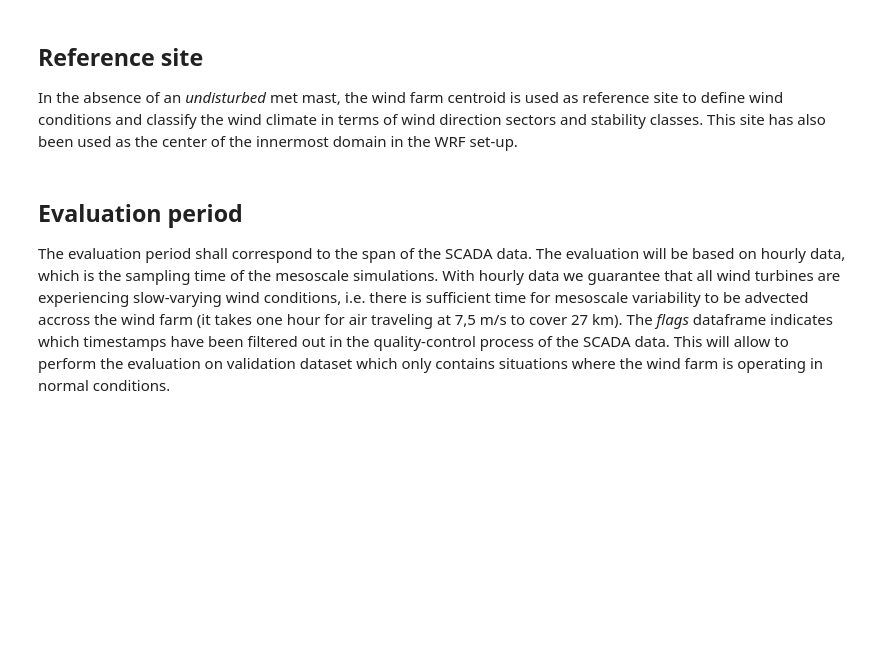
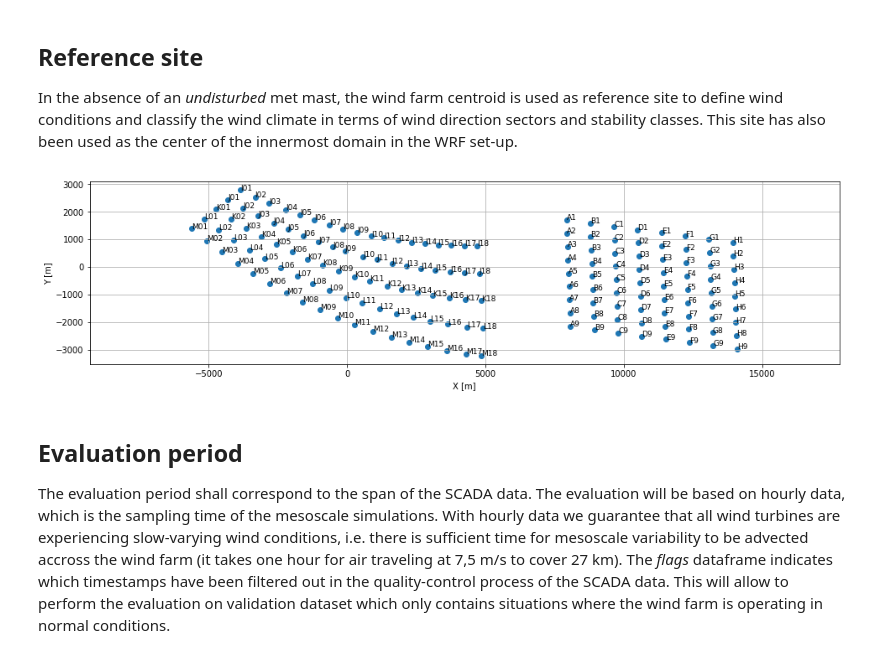
Before and after one commit to CENER-EPR/OWAbench, a Jupyter notebook: Rodsand2/Rodsand2_input.ipynb, the cells around one changed output. Cells and saved outputs as stored; diff of their text form; code cells hidden in the pictures; blank space fills up the shorter version.

```diff
--- a/Rodsand2/Rodsand2_input.ipynb
+++ b/Rodsand2/Rodsand2_input.ipynb
@@ -25,3 +19,19 @@ zref = Hhub         # [m]
+# %%
+siteID = 'Rodsand2'
+Hhub = 68.5         # hub-height
+Drot = 82.4          # rotor diameter
+zref = Hhub         # [m]
+
+# Load wind farm layout data
+turbines_Rodsand2 = pd.read_csv("inputs/Rodsand2_layout.csv")
+turbines_Nysted = pd.read_csv("inputs/Nysted_layout.csv")
+turbines = pd.concat([turbines_Rodsand2, turbines_Nysted]).reset_index(drop=True)
+
+x_ref, y_ref = centroid(turbines_Rodsand2[['X coordinate','Y coordinate']].values)
+
+plot_wf_layout(turbines['X coordinate']-x_ref, turbines['Y coordinate']-y_ref,labels = turbines['VDC ID'],figsize=[16,4])
+# %% [output]
+[figure, added]
 # %% [markdown]
 ## Evaluation period
 The evaluation period shall correspond to the span of the SCADA data. The evaluation will be based on hourly data, which is the sampling time of the mesoscale simulations. With hourly data we guarantee that all wind turbines are experiencing slow-varying wind conditions, i.e. there is sufficient time for mesoscale variability to be advected accross the wind farm (it takes one hour for air traveling at 7,5 m/s to cover 27 km).
```
Also changed, not shown: parts of 11 cells of this notebook, 3 other files.
